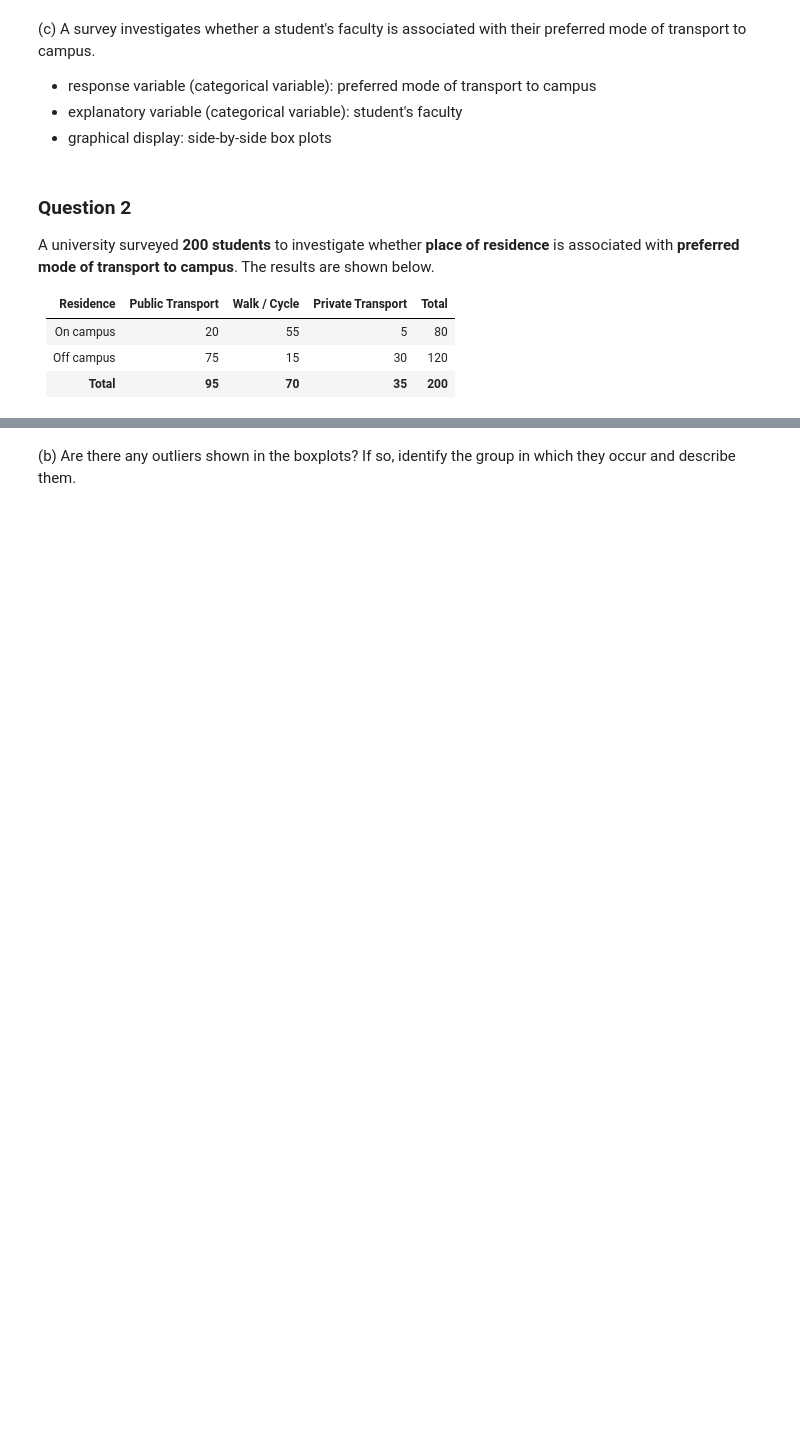
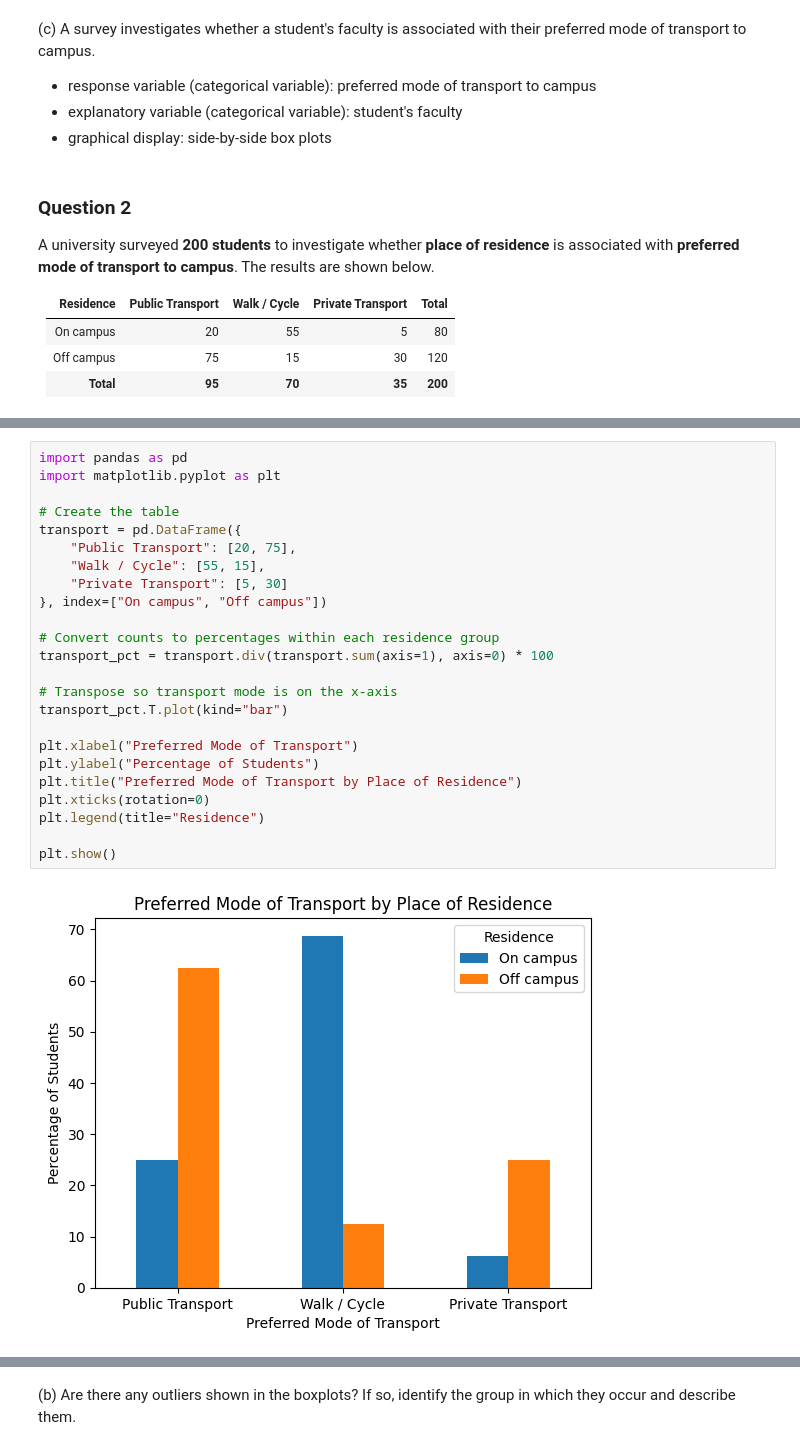
Before and after one commit to ananyakharbanda/st1131_tutorials, a Jupyter notebook: Tutorial02.ipynb, the cells around one changed output, grey strips where cells are left out. Saved outputs shown, nothing was run; the diff lists cells and outputs as text; blank space fills up the shorter version.

```diff
--- a/Tutorial02.ipynb
+++ b/Tutorial02.ipynb
@@ -61,2 +85,28 @@ A university surveyed **200 students** to investigate whether **place of residen
+# %%
+import pandas as pd
+import matplotlib.pyplot as plt
+
+# Create the table
+transport = pd.DataFrame({
+    "Public Transport": [20, 75],
+    "Walk / Cycle": [55, 15],
+    "Private Transport": [5, 30]
+}, index=["On campus", "Off campus"])
+
+# Convert counts to percentages within each residence group
+transport_pct = transport.div(transport.sum(axis=1), axis=0) * 100
+
+# Transpose so transport mode is on the x-axis
+transport_pct.T.plot(kind="bar")
+
+plt.xlabel("Preferred Mode of Transport")
+plt.ylabel("Percentage of Students")
+plt.title("Preferred Mode of Transport by Place of Residence")
+plt.xticks(rotation=0)
+plt.legend(title="Residence")
+
+plt.show()
+# %% [output]
+[figure, added]
 # %% [markdown]
 (c) Based on your calculations and graphical display, does there appear to be an association between **place of residence** and **preferred mode of transport**? Briefly explain.
```
Also changed, not shown: parts of 6 cells of this notebook.
